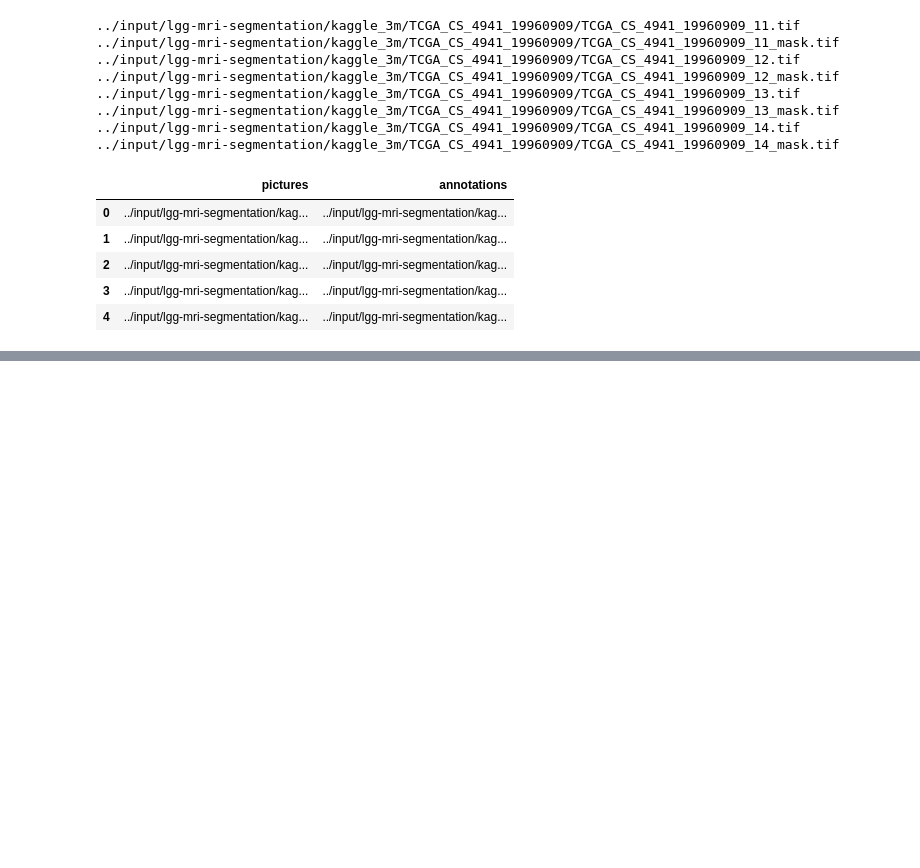
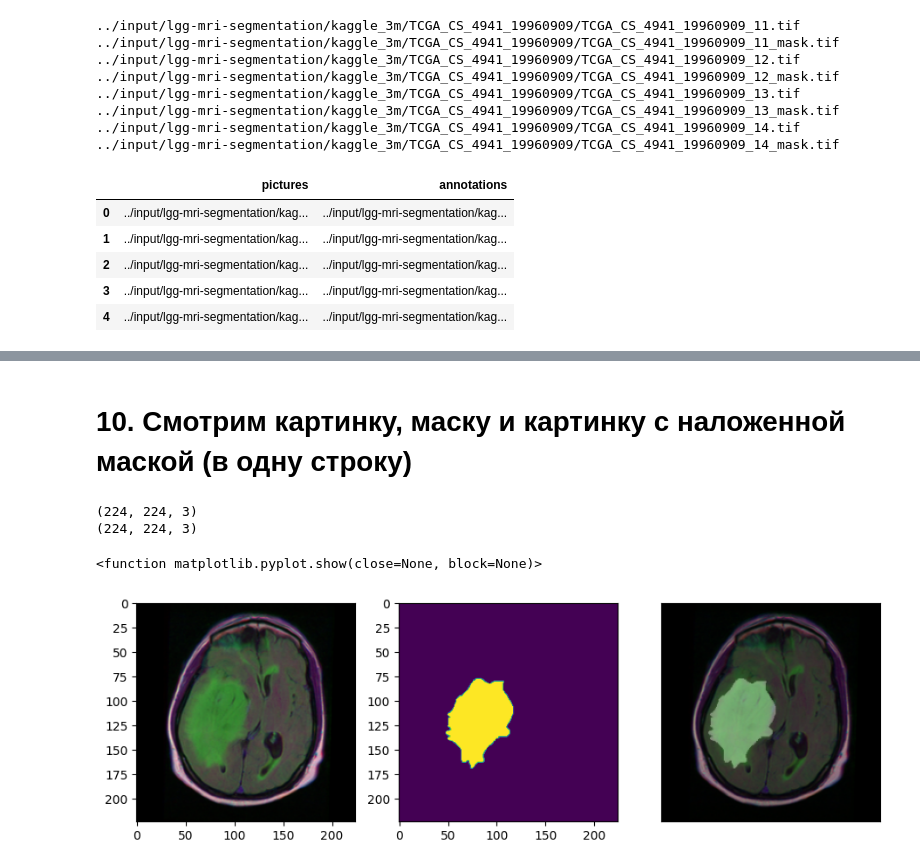
Before and after one commit to kraken114/Kaggle, a Jupyter notebook: brain-2-unet-pytorch.ipynb, the cells around one changed output, grey strips where cells are left out. Cells and saved outputs as stored; diff of their text form; code cells hidden in the pictures; blank space fills up the shorter version.

```diff
--- a/brain-2-unet-pytorch.ipynb
+++ b/brain-2-unet-pytorch.ipynb
@@ -305,0 +299,5 @@ len(trn_df), len(val_df)
+# %%
+tfms = transforms.Compose([
+    transforms.ToTensor(),
+    transforms.Normalize([0.485, 0.456, 0.406], [0.229, 0.224, 0.225]) # imagenet
+])
@@ -312,10 +312,14 @@ class SegData(Dataset):
         return len(self.pictures)
     def __getitem__(self, ix):
         image = read(self.pictures[ix], 1)
+#         print(image.shape)
         image = cv2.resize(image, (224,224))
+        print(image.shape)
         mask = read(self.annotations[ix])
+#         print(mask.shape)
         mask = cv2.resize(mask, (224,224))
-        return image, mask.transpose(-1,0,1)
+        print(mask.shape)
+        return image, mask#.transpose(-1,0,1)
     def choose(self): return self[randint(len(self))]
     def collate_fn(self, batch):
         ims, masks = list(zip(*batch))
@@ -335,0 +329,5 @@ device = 'cuda' if torch.cuda.is_available() else 'cpu'
+# %%
+trn_ds = SegData(df)
+val_ds = SegData(df)
+trn_dl = DataLoader(trn_ds, batch_size=4, shuffle=True, collate_fn=trn_ds.collate_fn)
+val_dl = DataLoader(val_ds, batch_size=1, shuffle=True, collate_fn=val_ds.collate_fn)
@@ -335,0 +356,19 @@ device = 'cuda' if torch.cuda.is_available() else 'cpu'
+# %% [markdown]
+# **10. Смотрим картинку, маску и картинку с наложенной маской (в одну строку)**
+# %%
+x = iter(trn_ds)
+# %%
+# входящие данные должны быть размера (224, 224, 3) и (224, 224, 3)
+    im,m = next(x)
+    fig, ax = plt.subplots(1,3)
+    ax[0].imshow(im)
+    ax[1].imshow(m.transpose(-1,0,1)[2])
+    ax[2].imshow(im)
+    ax[2].imshow(m,alpha=0.3)
+    plt.xticks([]), plt.yticks([])
+    plt.show
+# %% [output]
+(224, 224, 3)
+(224, 224, 3)
+<function matplotlib.pyplot.show(close=None, block=None)>
+[figure, added]
```
Also changed, not shown: parts of 9 cells of this notebook.
